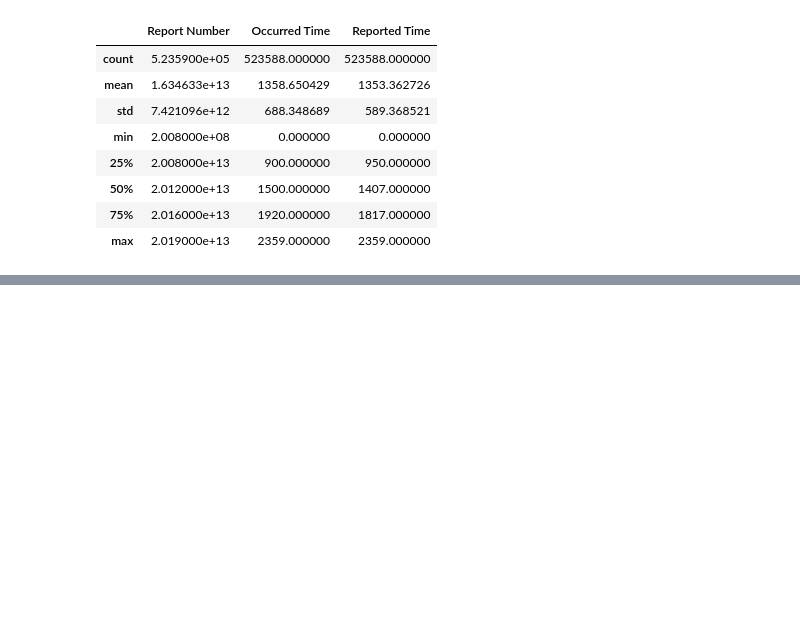
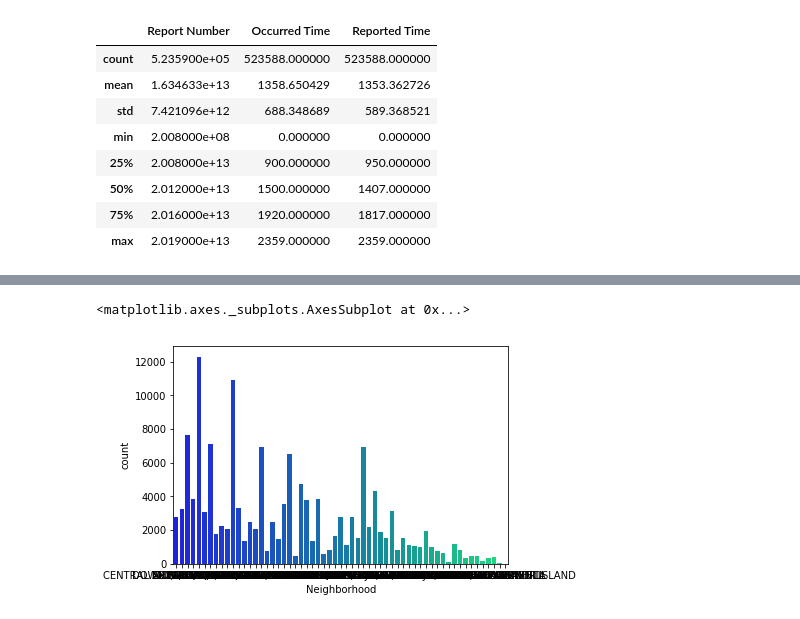
Before and after one commit to jamiejamiebobamie/data_science_play, a Jupyter notebook: spd_102_takeHome/takeHome_seattle_crime.ipynb, the cells around one changed output, grey strips where cells are left out. Cells and saved outputs as stored; diff of their text form; code cells hidden in the pictures; blank space fills up the shorter version.

```diff
--- a/spd_102_takeHome/takeHome_seattle_crime.ipynb
+++ b/spd_102_takeHome/takeHome_seattle_crime.ipynb
@@ -45,0 +209,2 @@ seattle_CRIME_df['Crime Subcategory'].count()
+# %%
+carprowl_df= seattle_CRIME_df[(seattle_CRIME_df['Crime Subcategory'] =='CAR PROWL')]
@@ -45,0 +232,5 @@ seattle_CRIME_df['Crime Subcategory'].count()
+# %%
+sns.countplot(x='Neighborhood', palette="winter", data=carprowl_df)
+# %% [output]
+<matplotlib.axes._subplots.AxesSubplot at 0x...>
+[figure, added]
```
Also changed, not shown: parts of 57 cells of this notebook.
